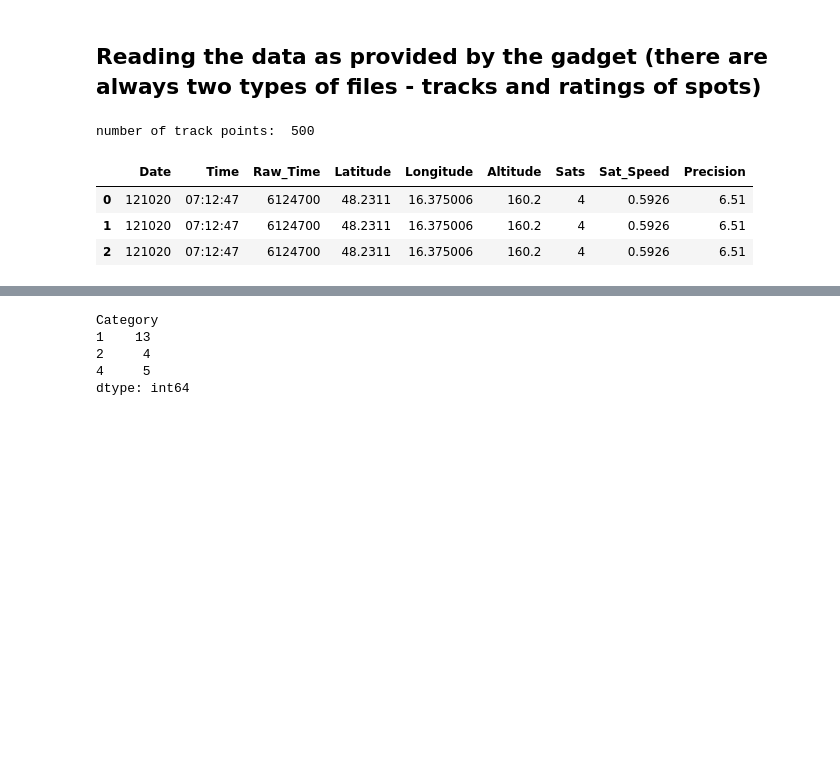
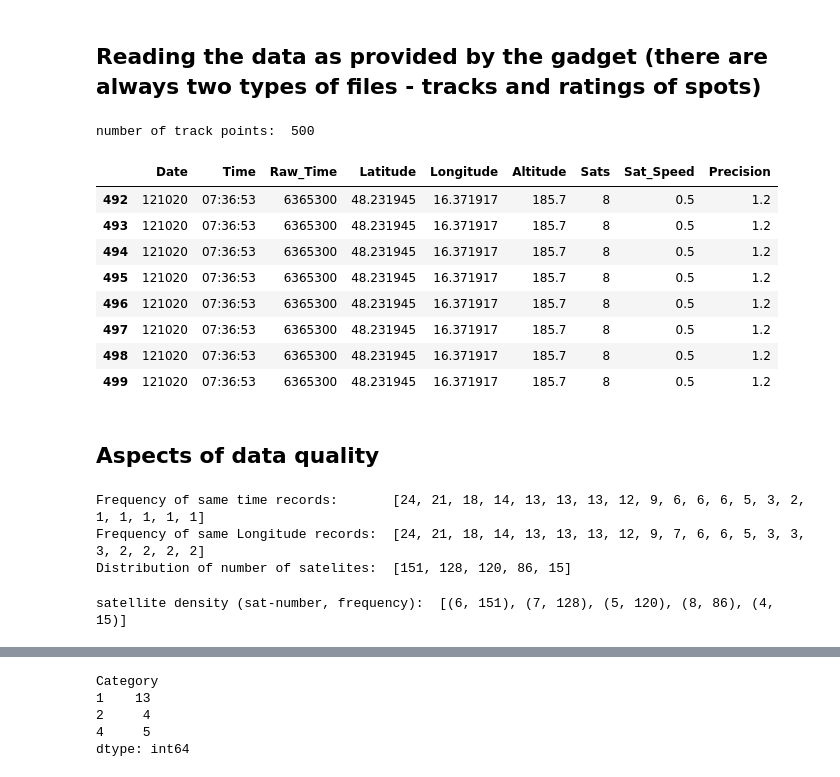
Before and after one commit to chrvoigt/observation_analysis, a Jupyter notebook: 2020-10-12_waste.ipynb, the cells around one changed output, grey strips where cells are left out. Saved outputs shown, nothing was run; the diff lists cells and outputs as text; code cells hidden in the pictures; blank space fills up the shorter version.

Commit message:
data quality section

```diff
--- a/2020-10-12_waste.ipynb
+++ b/2020-10-12_waste.ipynb
@@ -103,11 +103,35 @@ Map(center=[48.231139, 16.374955], controls=(ZoomControl(options=['position', 'z
 # %%
 ratings=pd.read_csv('data/2020-10-12_rate_waste.csv', sep=';')
 tracks=pd.read_csv('data/2020-10-12_track_waste.csv', sep=';')
 print('number of track points: ', len (tracks))
-tracks.head(3)
+tracks.tail(8)
 # %% [output]
 number of track points:  500
 |  | Date | Time | Raw_Time | Latitude | Longitude | Altitude | Sats | Sat_Speed | Precision |
-| 0 | 121020 | 07:12:47 | 6124700 | 48.2311 | 16.375006 | 160.2 | 4 | 0.5926 | 6.51 |
-| 1 | 121020 | 07:12:47 | 6124700 | 48.2311 | 16.375006 | 160.2 | 4 | 0.5926 | 6.51 |
-| 2 | 121020 | 07:12:47 | 6124700 | 48.2311 | 16.375006 | 160.2 | 4 | 0.5926 | 6.51 |
+| 492 | 121020 | 07:36:53 | 6365300 | 48.231945 | 16.371917 | 185.7 | 8 | 0.5 | 1.2 |
+| 493 | 121020 | 07:36:53 | 6365300 | 48.231945 | 16.371917 | 185.7 | 8 | 0.5 | 1.2 |
+| 494 | 121020 | 07:36:53 | 6365300 | 48.231945 | 16.371917 | 185.7 | 8 | 0.5 | 1.2 |
+| 495 | 121020 | 07:36:53 | 6365300 | 48.231945 | 16.371917 | 185.7 | 8 | 0.5 | 1.2 |
+| 496 | 121020 | 07:36:53 | 6365300 | 48.231945 | 16.371917 | 185.7 | 8 | 0.5 | 1.2 |
+| 497 | 121020 | 07:36:53 | 6365300 | 48.231945 | 16.371917 | 185.7 | 8 | 0.5 | 1.2 |
+| 498 | 121020 | 07:36:53 | 6365300 | 48.231945 | 16.371917 | 185.7 | 8 | 0.5 | 1.2 |
+| 499 | 121020 | 07:36:53 | 6365300 | 48.231945 | 16.371917 | 185.7 | 8 | 0.5 | 1.2 |
+# %% [markdown]
+## Aspects of data quality
+# %%
+print('Frequency of same time records:      ', list(tracks.groupby(tracks['Raw_Time']).size().sort_values(ascending=False)) [0:20])
+print('Frequency of same Longitude records: ', list(tracks.groupby(tracks['Latitude']).size().sort_values(ascending=False)) [0:20])
+print('Distribution of number of satelites: ', list(tracks.groupby(tracks['Sats']).size().sort_values(ascending=False)) [0:20])
+# %% [output]
+Frequency of same time records:       [24, 21, 18, 14, 13, 13, 13, 12, 9, 6, 6, 6, 5, 3, 2, 1, 1, 1, 1, 1]
+Frequency of same Longitude records:  [24, 21, 18, 14, 13, 13, 13, 12, 9, 7, 6, 6, 5, 3, 3, 3, 2, 2, 2, 2]
+Distribution of number of satelites:  [151, 128, 120, 86, 15]
+# %%
+satDistribution = tracks.groupby(tracks['Sats']).size().sort_values(ascending=False)
+satNum =  list(satDistribution.keys())
+satFreq = list(satDistribution)
+satDens = list (zip (satNum, satFreq))
+
+print('satellite density (sat-number, frequency): ', satDens)
+# %% [output]
+satellite density (sat-number, frequency):  [(6, 151), (7, 128), (5, 120), (8, 86), (4, 15)]
```
Also changed, not shown: parts of 7 cells of this notebook.
